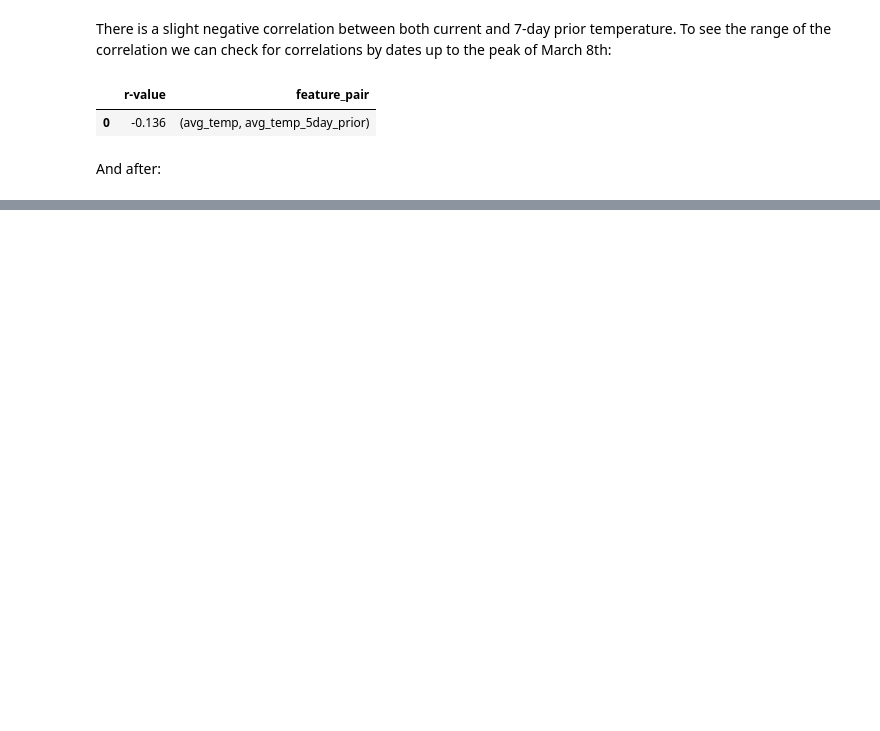
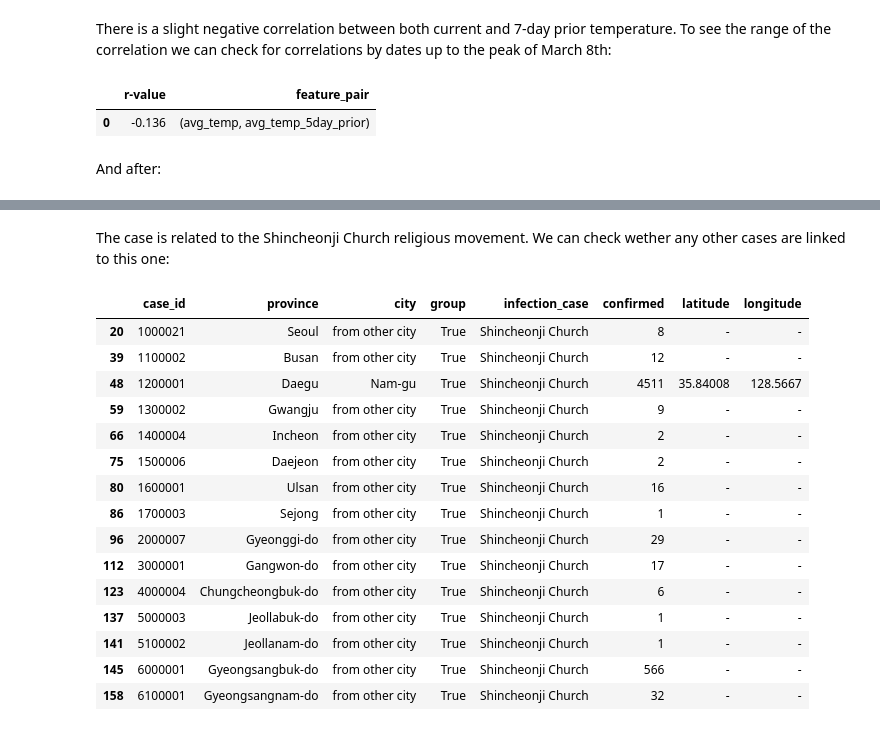
Before and after one commit to gediminas-skvarnavicius/s-korea-covid-19-analysis, a Jupyter notebook: analysis.ipynb, the cells around one changed output, grey strips where cells are left out. Saved outputs shown, nothing was run; the diff lists cells and outputs as text; code cells hidden in the pictures; blank space fills up the shorter version.

Commit message:
begun case data exploration map added

```diff
--- a/analysis.ipynb
+++ b/analysis.ipynb
@@ -447,0 +512,21 @@ The data shows that there is a significant correlation between the number of new
+# %% [markdown]
+The case is related to the Shincheonji Church religious movement. We can check wether any other cases are linked to this one:
+# %%
+data['Case'].loc[data['Case']['infection_case']=='Shincheonji Church']
+# %% [output]
+|  | case_id | province | city | group | infection_case | confirmed | latitude | longitude |
+| 20 | 1000021 | Seoul | from other city | True | Shincheonji Church | 8 | - | - |
+| 39 | 1100002 | Busan | from other city | True | Shincheonji Church | 12 | - | - |
+| 48 | 1200001 | Daegu | Nam-gu | True | Shincheonji Church | 4511 | 35.84008 | 128.5667 |
+| 59 | 1300002 | Gwangju | from other city | True | Shincheonji Church | 9 | - | - |
+| 66 | 1400004 | Incheon | from other city | True | Shincheonji Church | 2 | - | - |
+| 75 | 1500006 | Daejeon | from other city | True | Shincheonji Church | 2 | - | - |
+| 80 | 1600001 | Ulsan | from other city | True | Shincheonji Church | 16 | - | - |
+| 86 | 1700003 | Sejong | from other city | True | Shincheonji Church | 1 | - | - |
+| 96 | 2000007 | Gyeonggi-do | from other city | True | Shincheonji Church | 29 | - | - |
+| 112 | 3000001 | Gangwon-do | from other city | True | Shincheonji Church | 17 | - | - |
+| 123 | 4000004 | Chungcheongbuk-do | from other city | True | Shincheonji Church | 6 | - | - |
+| 137 | 5000003 | Jeollabuk-do | from other city | True | Shincheonji Church | 1 | - | - |
+| 141 | 5100002 | Jeollanam-do | from other city | True | Shincheonji Church | 1 | - | - |
+| 145 | 6000001 | Gyeongsangbuk-do | from other city | True | Shincheonji Church | 566 | - | - |
+| 158 | 6100001 | Gyeongsangnam-do | from other city | True | Shincheonji Church | 32 | - | - |
```
Also changed, not shown: parts of 26 cells of this notebook, 4 other files.
